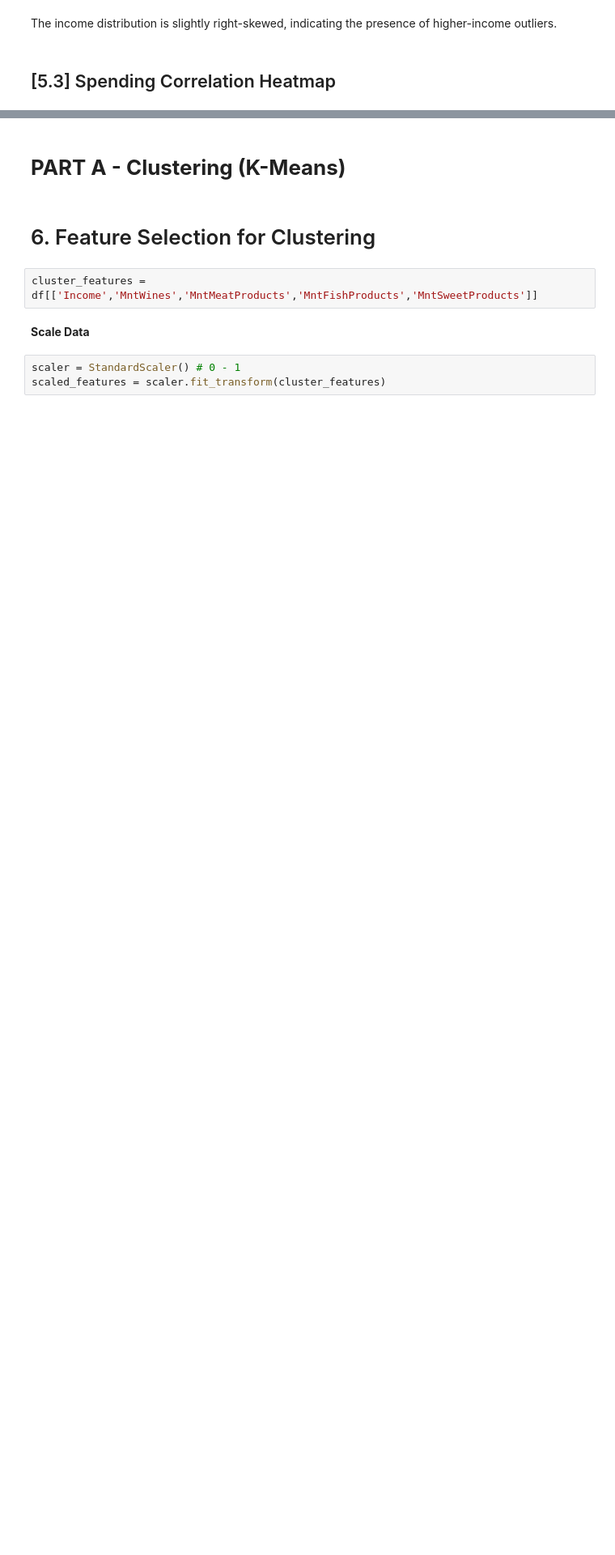
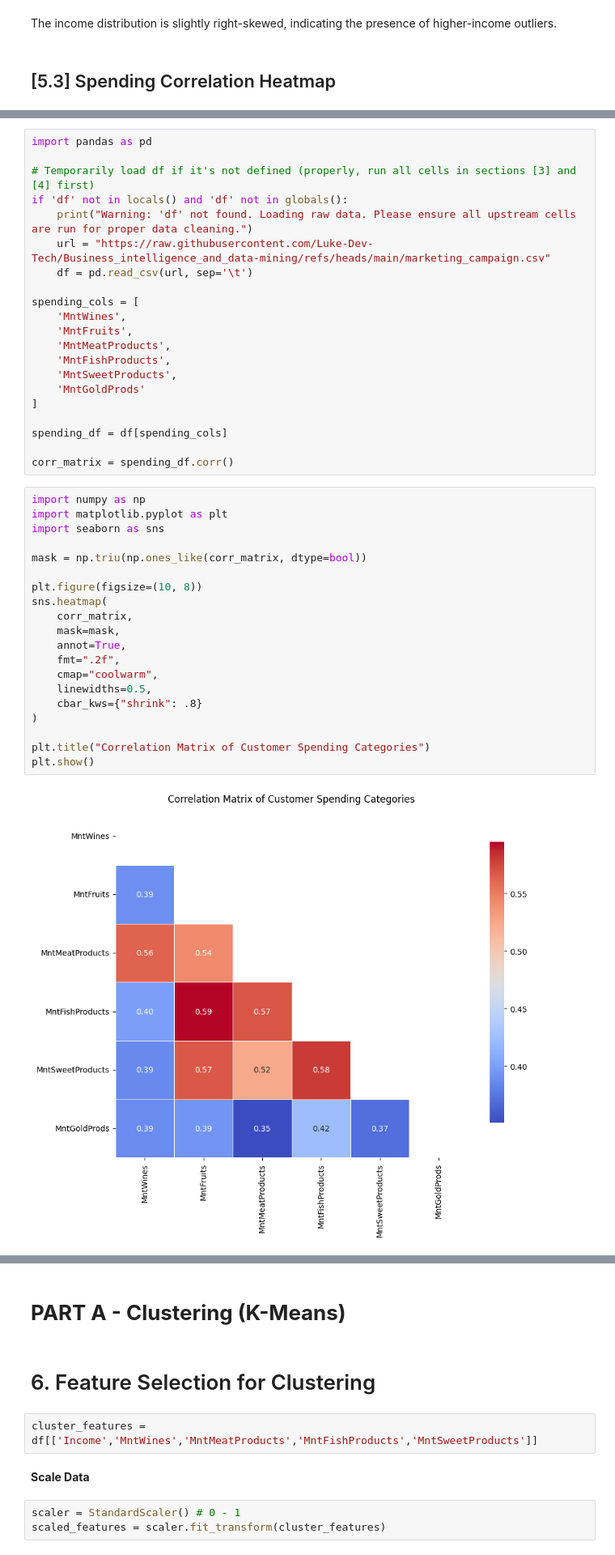
Before and after one commit to abdullah2709/EAAI_Project, a Jupyter notebook: BI_Project.ipynb, the cells around one changed output, grey strips where cells are left out. Shown at 81% size. Saved outputs shown, nothing was run; the diff lists cells and outputs as text; blank space fills up the shorter version.

Commit message:
Abdullah-Correlation heatmap

```diff
--- a/BI_Project.ipynb
+++ b/BI_Project.ipynb
@@ -323,0 +314,43 @@ Several spending categories are positively correlated, suggesting similar purcha
+# %%
+import pandas as pd
+
+# Temporarily load df if it's not defined (properly, run all cells in sections [3] and [4] first)
+if 'df' not in locals() and 'df' not in globals():
+    print("Warning: 'df' not found. Loading raw data. Please ensure all upstream cells are run for proper data cleaning.")
+    url = "https://raw.githubusercontent.com/Luke-Dev-Tech/Business_intelligence_and_data-mining/refs/heads/main/marketing_campaign.csv"
+    df = pd.read_csv(url, sep='\t')
+
+spending_cols = [
+    'MntWines',
+    'MntFruits',
+    'MntMeatProducts',
+    'MntFishProducts',
+    'MntSweetProducts',
+    'MntGoldProds'
+]
+
+spending_df = df[spending_cols]
+
+corr_matrix = spending_df.corr()
+# %%
+import numpy as np
+import matplotlib.pyplot as plt
+import seaborn as sns
+
+mask = np.triu(np.ones_like(corr_matrix, dtype=bool))
+
+plt.figure(figsize=(10, 8))
+sns.heatmap(
+    corr_matrix,
+    mask=mask,
+    annot=True,
+    fmt=".2f",
+    cmap="coolwarm",
+    linewidths=0.5,
+    cbar_kws={"shrink": .8}
+)
+
+plt.title("Correlation Matrix of Customer Spending Categories")
+plt.show()
+# %% [output]
+[figure, added]
```
Also changed, not shown: parts of 3 cells of this notebook.
